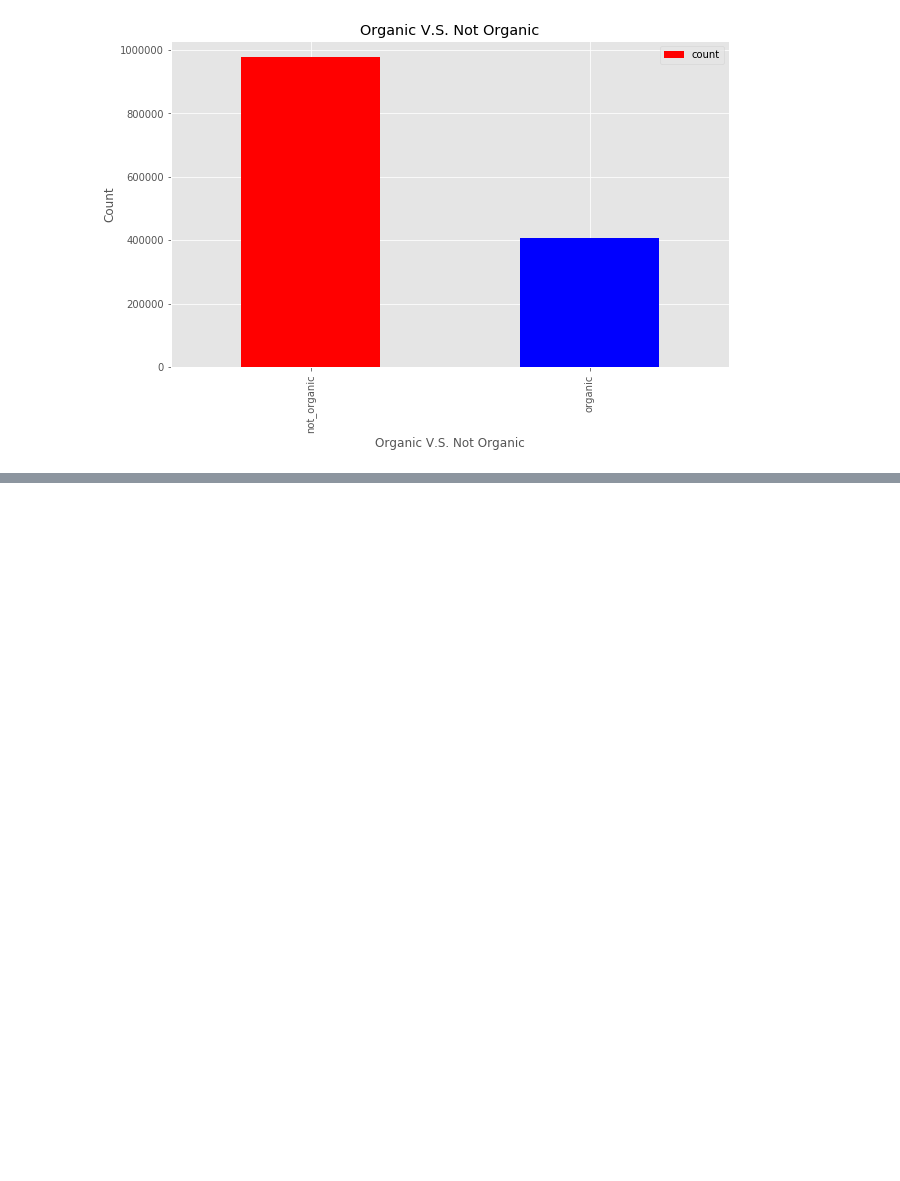
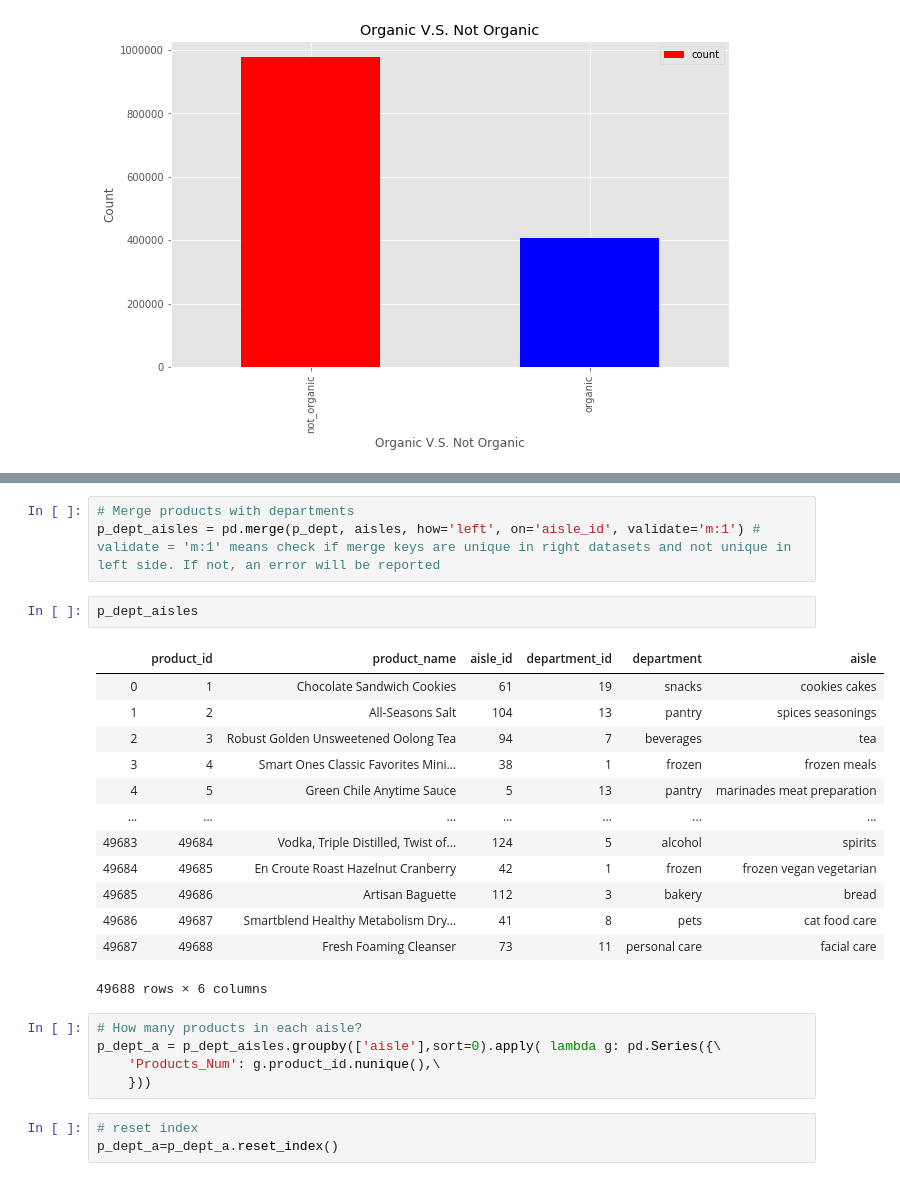
Before and after one commit to RachelPengmkt/Instacart-Market-Basket-Analysis-Exploratory-Analysis-Kaggle, a Jupyter notebook: Instacart-Market-Basket-Analysis-Exploratory-Analysis-Kaggle.ipynb, the cells around one changed output, grey strips where cells are left out. Cells and saved outputs as stored; diff of their text form; blank space fills up the shorter version.

```diff
--- a/Instacart-Market-Basket-Analysis-Exploratory-Analysis-Kaggle.ipynb
+++ b/Instacart-Market-Basket-Analysis-Exploratory-Analysis-Kaggle.ipynb
@@ -882,0 +922,27 @@ plt.show()
+# %%
+# Merge products with departments
+p_dept_aisles = pd.merge(p_dept, aisles, how='left', on='aisle_id', validate='m:1') # validate = 'm:1' means check if merge keys are unique in right datasets and not unique in left side. If not, an error will be reported
+# %%
+p_dept_aisles
+# %% [output]
+|  | product_id | product_name | aisle_id | department_id | department | aisle |
+| 0 | 1 | Chocolate Sandwich Cookies | 61 | 19 | snacks | cookies cakes |
+| 1 | 2 | All-Seasons Salt | 104 | 13 | pantry | spices seasonings |
+| 2 | 3 | Robust Golden Unsweetened Oolong Tea | 94 | 7 | beverages | tea |
+| 3 | 4 | Smart Ones Classic Favorites Mini... | 38 | 1 | frozen | frozen meals |
+| 4 | 5 | Green Chile Anytime Sauce | 5 | 13 | pantry | marinades meat preparation |
+| ... | ... | ... | ... | ... | ... | ... |
+| 49683 | 49684 | Vodka, Triple Distilled, Twist of... | 124 | 5 | alcohol | spirits |
+| 49684 | 49685 | En Croute Roast Hazelnut Cranberry | 42 | 1 | frozen | frozen vegan vegetarian |
+| 49685 | 49686 | Artisan Baguette | 112 | 3 | bakery | bread |
+| 49686 | 49687 | Smartblend Healthy Metabolism Dry... | 41 | 8 | pets | cat food care |
+| 49687 | 49688 | Fresh Foaming Cleanser | 73 | 11 | personal care | facial care |
+49688 rows × 6 columns
+# %%
+# How many products in each aisle?
+p_dept_a = p_dept_aisles.groupby(['aisle'],sort=0).apply( lambda g: pd.Series({\
+    'Products_Num': g.product_id.nunique(),\
+    }))
+# %%
+# reset index
+p_dept_a=p_dept_a.reset_index()
```
Also changed, not shown: parts of 9 cells of this notebook.
